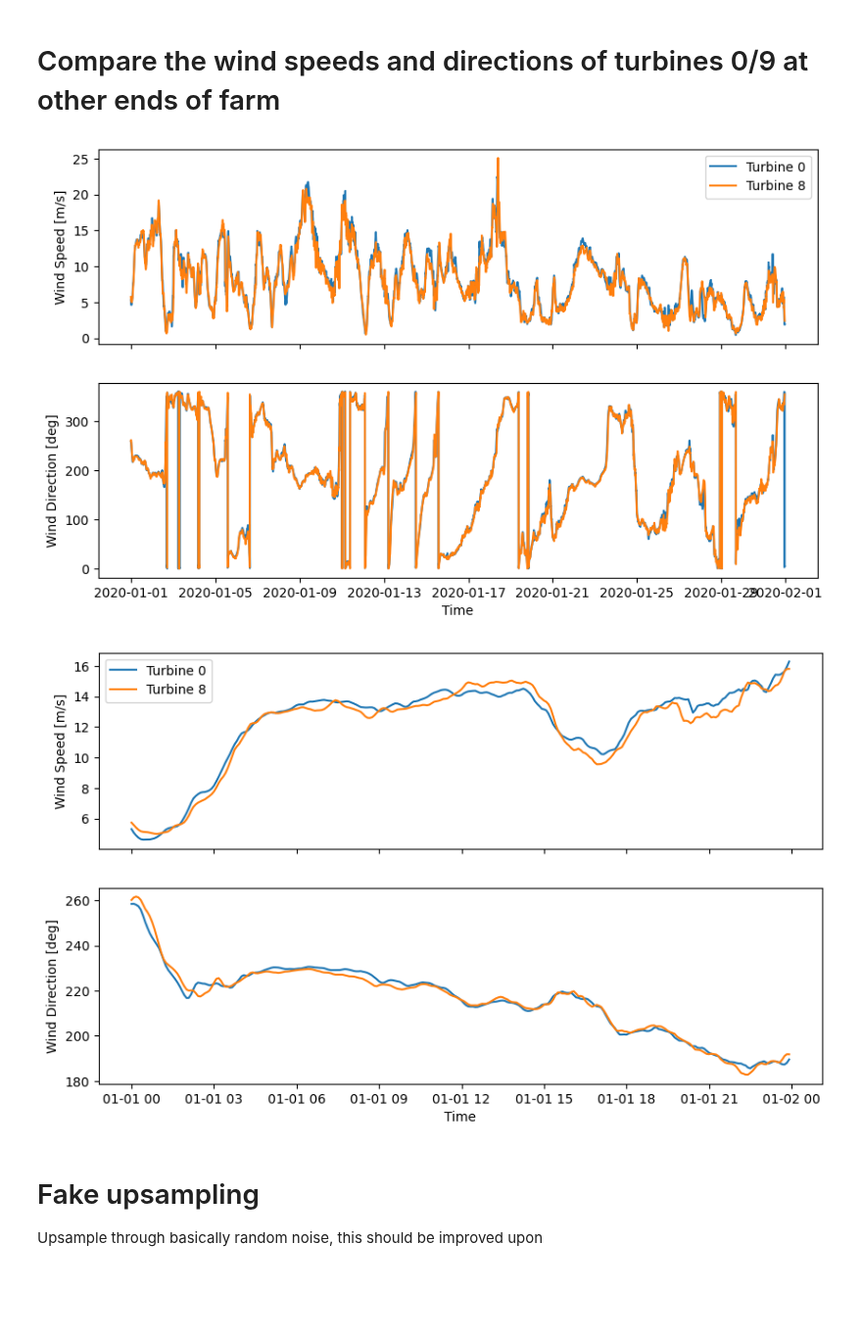
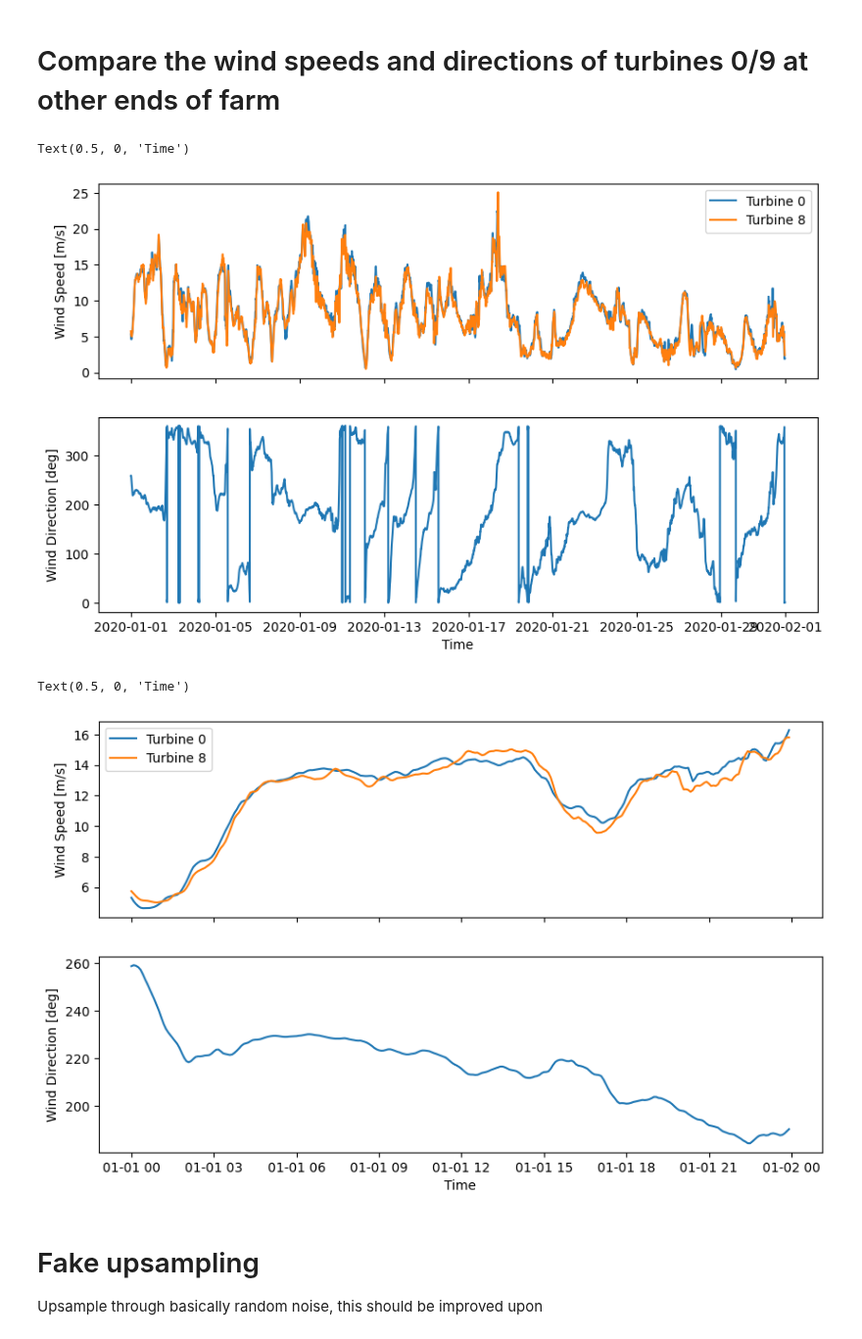
Before and after one commit to NatLabRockies/hercules, a Jupyter notebook: example_case_folders/02_wind_farm_realistic_inflow/00_prepare_simulation.ipynb, the cells around one changed output. Shown at 98% size. Drawn from its saved outputs; the diff is of its cells as text; code cells hidden in the pictures; blank space fills up the shorter version.

Commit message:
update input generation

```diff
--- a/example_case_folders/02_wind_farm_realistic_inflow/00_prepare_simulation.ipynb
+++ b/example_case_folders/02_wind_farm_realistic_inflow/00_prepare_simulation.ipynb
@@ -224,3 +224,12 @@ df_turbine_input.head()
 | 2 | 4.892286 | 258.014952 | 5.332567 | 257.172499 | 4.775010 | 260.307517 | 4.978315 | 257.700002 | 5.995823 | 256.235000 | 6.004433 | ... |
 | 3 | 4.747406 | 257.342503 | 5.153048 | 256.887500 | 4.685544 | 259.035003 | 4.856094 | 256.927514 | 5.839035 | 255.785002 | 5.854596 | ... |
 | 4 | 4.653205 | 255.874989 | 5.005233 | 256.047496 | 4.656078 | 257.097493 | 4.786303 | 255.612504 | 5.645673 | 255.627505 | 5.662513 | ... |
+# %%
+# Convert the wind direction into a signle mean column
+wd_cols = [col for col in df_turbine_input.columns if "wd" in col]
+df_turbine_input["wd_mean"] = df_turbine_input.apply(lambda x: circmean(x[wd_cols], high=360, low=0, nan_policy="omit"), axis=1)
+
+# Drop the wind direction columns
+df_turbine_input = df_turbine_input.drop(columns=wd_cols)
+
+df_turbine_input.head()
@@ -227,7 +243,4 @@ df_turbine_input.head()
 # %%
-#  Complete the dataframe by adding place holder TI information for now
-for i in range(n_turbines):
-    df_turbine_input[f"ti_{i:03d}"] = 0.06
 
 # Add the time_utc column as a column
 df_turbine_input.insert(0, "time_utc", df_ws["time_index"])
@@ -275,17 +287,18 @@ Reduced the number of rows from 105408 to 8928
 # %%
 fig, axarr = plt.subplots(2, 1, sharex=True, figsize=(10, 6))
 for i in [0, 8]:
     ax = axarr[0]
     ax.plot(df_turbine_input["time_utc"], df_turbine_input[f"ws_{i:03d}"], label=f"Turbine {i}")
     ax.set_ylabel("Wind Speed [m/s]")
     ax.legend()
 
-    ax = axarr[1]
-    ax.plot(df_turbine_input["time_utc"], df_turbine_input[f"wd_{i:03d}"], label=f"Turbine {i}")
-    ax.set_ylabel("Wind Direction [deg]")
-    ax.set_xlabel("Time")
+ax = axarr[1]
+ax.plot(df_turbine_input["time_utc"], df_turbine_input[f"wd_mean"])
+ax.set_ylabel("Wind Direction [deg]")
+ax.set_xlabel("Time")
 # %% [output]
+Text(0.5, 0, 'Time')
-[figure, old version]
+[figure, new version]
 # %%
 # Repeat above showing only the first day
 fig, axarr = plt.subplots(2, 1, sharex=True, figsize=(10, 6))
@@ -302,16 +315,17 @@ for i in [0, 8]:
     ax.set_ylabel("Wind Speed [m/s]")
     ax.legend()
 
-    ax = axarr[1]
-    ax.plot(
-        df_turbine_input["time_utc"].iloc[:length_of_day],
-        df_turbine_input[f"wd_{i:03d}"].iloc[:length_of_day],
-        label=f"Turbine {i}",
-    )
-    ax.set_ylabel("Wind Direction [deg]")
-    ax.set_xlabel("Time")
+ax = axarr[1]
+ax.plot(
+    df_turbine_input["time_utc"].iloc[:length_of_day],
+    df_turbine_input["wd_mean"].iloc[:length_of_day],
+    label=f"Turbine {i}",
+)
+ax.set_ylabel("Wind Direction [deg]")
+ax.set_xlabel("Time")
 # %% [output]
+Text(0.5, 0, 'Time')
-[figure, old version]
+[figure, new version]
 # %% [markdown]
 # Fake upsampling
 
```
Also changed, not shown: parts of 4 cells of this notebook.
